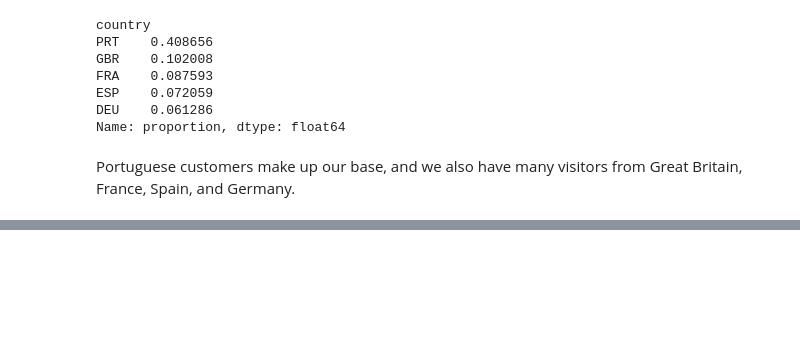
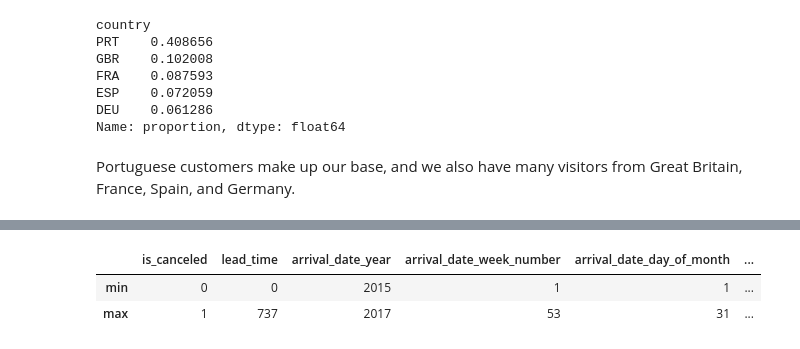
Before and after one commit to Sebastijan-Dominis/hotel_management, a Jupyter notebook: training/01 - EDA and Data Preparation.ipynb, the cells around one changed output, grey strips where cells are left out. Drawn from its saved outputs; the diff is of its cells as text; code cells hidden in the pictures; blank space fills up the shorter version.

```diff
--- a/training/01 - EDA and Data Preparation.ipynb
+++ b/training/01 - EDA and Data Preparation.ipynb
@@ -205,0 +283,7 @@ Portuguese customers make up our base, and we also have many visitors from Great
+# %%
+# show min and max values of each numerical column
+data.select_dtypes("number").agg(['min', 'max'])
+# %% [output]
+|  | is_canceled | lead_time | arrival_date_year | arrival_date_week_number | arrival_date_day_of_month | ... |
+| min | 0 | 0 | 2015 | 1 | 1 | ... |
+| max | 1 | 737 | 2017 | 53 | 31 | ... |
```
Also changed, not shown: parts of 39 cells of this notebook, 1 other file.
